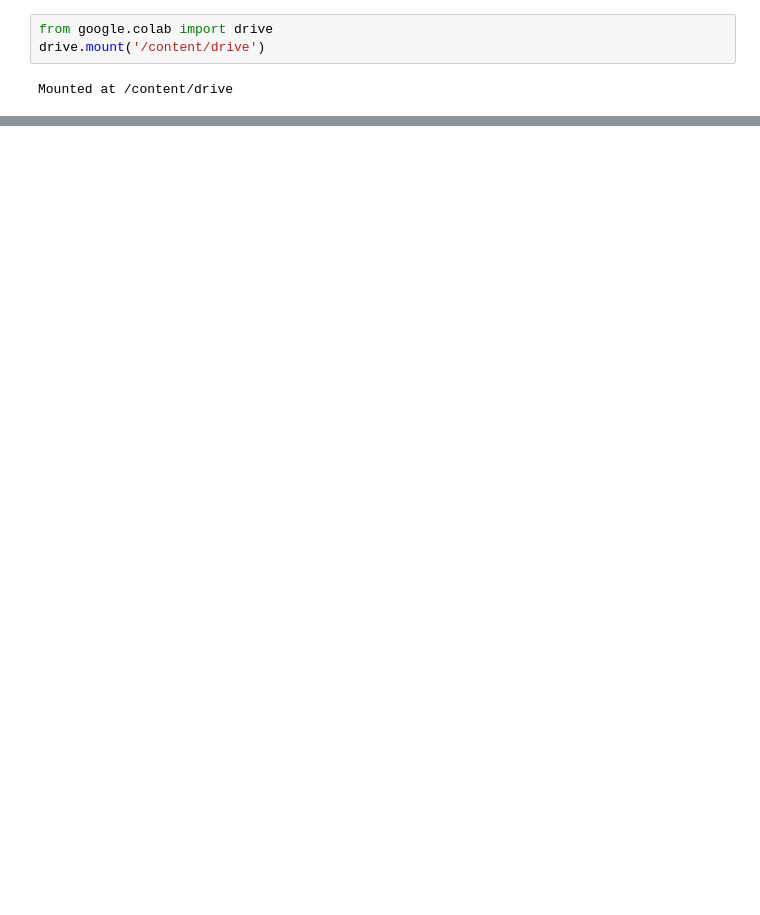
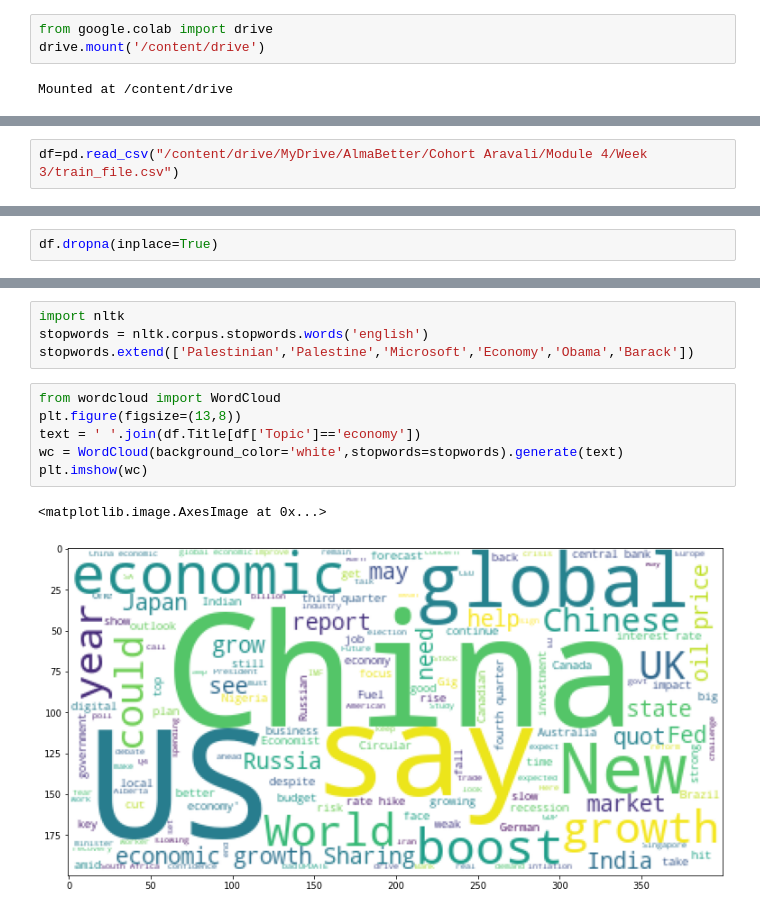
Before and after one commit to AshwinCarvalho999/EDA-on-Hotel-Booking-analysis-project, a Jupyter notebook: Ashwin_Carvalho_News_Popularity_Prediction_in_Social_Media_Capstone_Project.ipynb, the cells around one changed output, grey strips where cells are left out. Drawn from its saved outputs; the diff is of its cells as text; blank space fills up the shorter version.

```diff
--- a/Ashwin_Carvalho_News_Popularity_Prediction_in_Social_Media_Capstone_Project.ipynb
+++ b/Ashwin_Carvalho_News_Popularity_Prediction_in_Social_Media_Capstone_Project.ipynb
@@ -687,0 +83,2 @@ sns.regplot(y_test,y_preds)
+# %%
+df=pd.read_csv("/content/drive/MyDrive/AlmaBetter/Cohort Aravali/Module 4/Week 3/train_file.csv")
@@ -687,0 +187,2 @@ sns.regplot(y_test,y_preds)
+# %%
+df.dropna(inplace=True)
@@ -687,0 +226,13 @@ sns.regplot(y_test,y_preds)
+# %%
+import nltk
+stopwords = nltk.corpus.stopwords.words('english')
+stopwords.extend(['Palestinian','Palestine','Microsoft','Economy','Obama','Barack'])
+# %%
+from wordcloud import WordCloud
+plt.figure(figsize=(13,8))
+text = ' '.join(df.Title[df['Topic']=='economy'])
+wc = WordCloud(background_color='white',stopwords=stopwords).generate(text)
+plt.imshow(wc)
+# %% [output]
+<matplotlib.image.AxesImage at 0x...>
+[figure, added]
```
Also changed, not shown: parts of 123 cells of this notebook.
